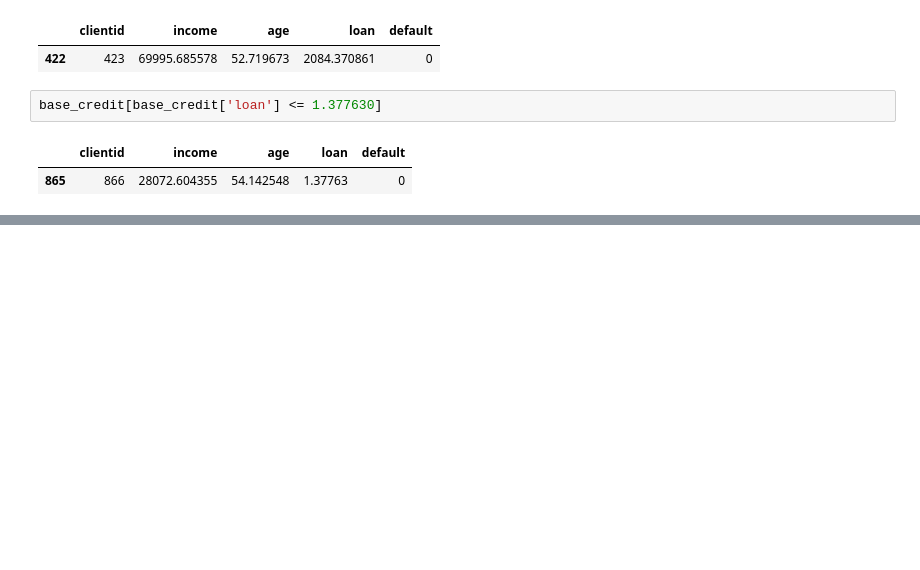
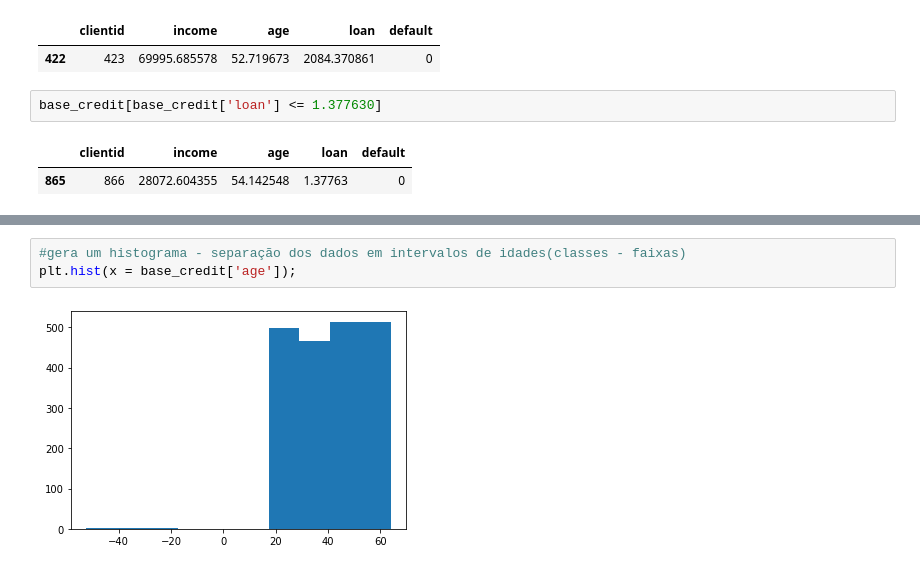
Before and after one commit to vasconcelosjean42/machine_learning-and-data-science-iaexpert, a Jupyter notebook: classificacao/parte_01_classificacao.ipynb, the cells around one changed output, grey strips where cells are left out. Saved outputs shown, nothing was run; the diff lists cells and outputs as text; blank space fills up the shorter version.

```diff
--- a/classificacao/parte_01_classificacao.ipynb
+++ b/classificacao/parte_01_classificacao.ipynb
@@ -73,0 +86,5 @@ base_credit[base_credit['loan'] <= 1.377630]
+# %%
+#gera um histograma - separação dos dados em intervalos de idades(classes - faixas)
+plt.hist(x = base_credit['age']);
+# %% [output]
+[figure, added]
```
Also changed, not shown: parts of 6 cells of this notebook.
